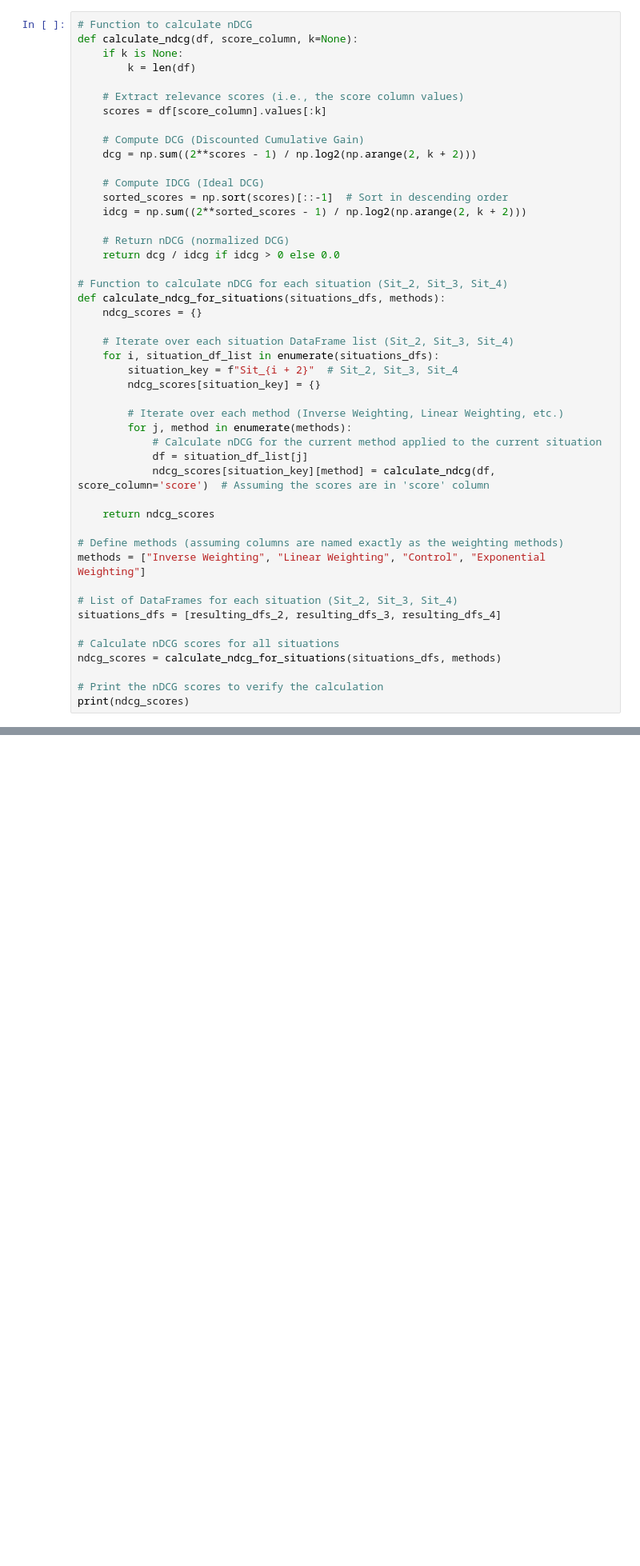
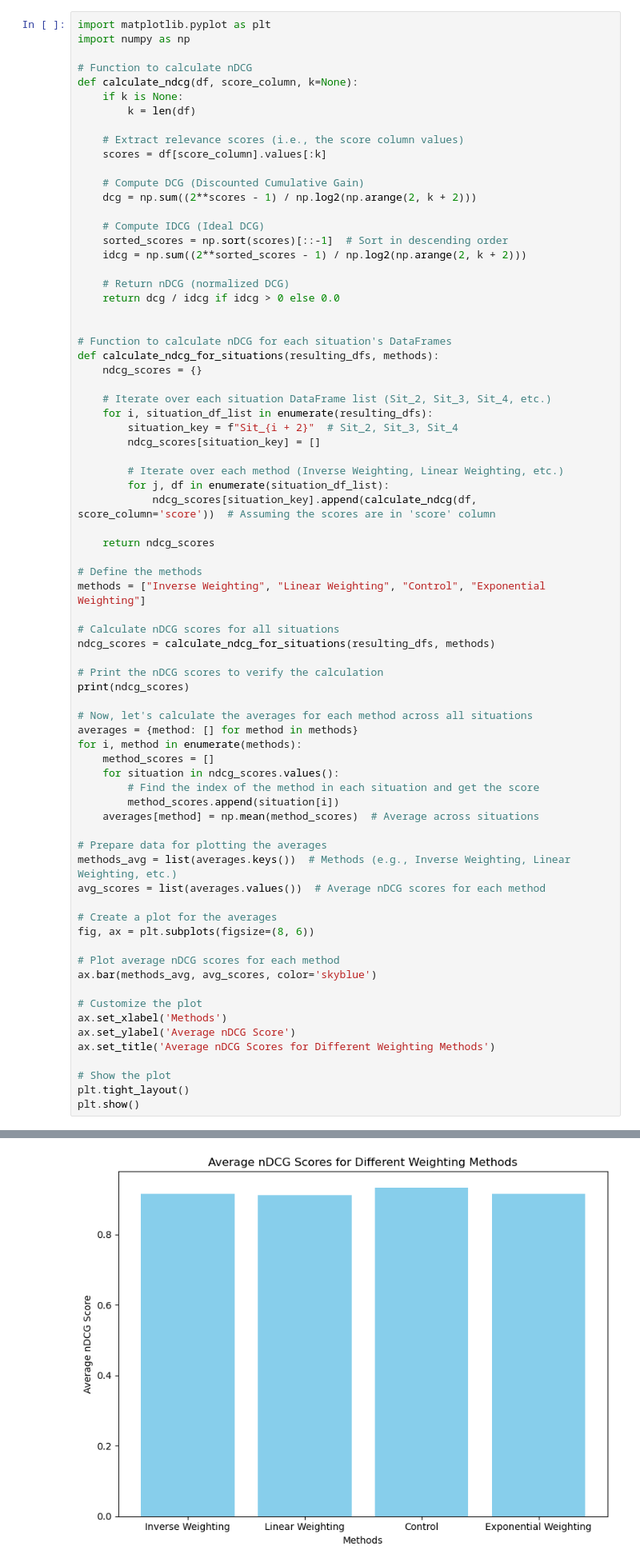
Before and after one commit to Juenj/Thesis_V1, a Jupyter notebook: evaluation/compile_scores_for_weighting_functions.ipynb, the cells around one changed output, grey strips where cells are left out. Shown at 80% size. Saved outputs shown, nothing was run; the diff lists cells and outputs as text; blank space fills up the shorter version.

```diff
--- a/evaluation/compile_scores_for_weighting_functions.ipynb
+++ b/evaluation/compile_scores_for_weighting_functions.ipynb
@@ -103,4 +149,7 @@ resulting_dfs_2
 # %%
+import matplotlib.pyplot as plt
+import numpy as np
+
 # Function to calculate nDCG
 def calculate_ndcg(df, score_column, k=None):
     if k is None:
@@ -119,32 +168,56 @@ def calculate_ndcg(df, score_column, k=None):
     # Return nDCG (normalized DCG)
     return dcg / idcg if idcg > 0 else 0.0
 
-# Function to calculate nDCG for each situation (Sit_2, Sit_3, Sit_4)
-def calculate_ndcg_for_situations(situations_dfs, methods):
+
+# Function to calculate nDCG for each situation's DataFrames
+def calculate_ndcg_for_situations(resulting_dfs, methods):
     ndcg_scores = {}
 
-    # Iterate over each situation DataFrame list (Sit_2, Sit_3, Sit_4)
-    for i, situation_df_list in enumerate(situations_dfs):
+    # Iterate over each situation DataFrame list (Sit_2, Sit_3, Sit_4, etc.)
+    for i, situation_df_list in enumerate(resulting_dfs):
         situation_key = f"Sit_{i + 2}"  # Sit_2, Sit_3, Sit_4
-        ndcg_scores[situation_key] = {}
+        ndcg_scores[situation_key] = []
 
         # Iterate over each method (Inverse Weighting, Linear Weighting, etc.)
-        for j, method in enumerate(methods):
-            # Calculate nDCG for the current method applied to the current situation
-            df = situation_df_list[j]
-            ndcg_scores[situation_key][method] = calculate_ndcg(df, score_column='score')  # Assuming the scores are in 'score' column
+        for j, df in enumerate(situation_df_list):
+            ndcg_scores[situation_key].append(calculate_ndcg(df, score_column='score'))  # Assuming the scores are in 'score' column
 
     return ndcg_scores
 
-# Define methods (assuming columns are named exactly as the weighting methods)
+# Define the methods
 methods = ["Inverse Weighting", "Linear Weighting", "Control", "Exponential Weighting"]
 
-# List of DataFrames for each situation (Sit_2, Sit_3, Sit_4)
-situations_dfs = [resulting_dfs_2, resulting_dfs_3, resulting_dfs_4]
-
 # Calculate nDCG scores for all situations
-ndcg_scores = calculate_ndcg_for_situations(situations_dfs, methods)
+ndcg_scores = calculate_ndcg_for_situations(resulting_dfs, methods)
 
 # Print the nDCG scores to verify the calculation
 print(ndcg_scores)
+
+# Now, let's calculate the averages for each method across all situations
+averages = {method: [] for method in methods}
+for i, method in enumerate(methods):
+    method_scores = []
+    for situation in ndcg_scores.values():
+        # Find the index of the method in each situation and get the score
+        method_scores.append(situation[i])
+    averages[method] = np.mean(method_scores)  # Average across situations
+
+# Prepare data for plotting the averages
+methods_avg = list(averages.keys())  # Methods (e.g., Inverse Weighting, Linear Weighting, etc.)
+avg_scores = list(averages.values())  # Average nDCG scores for each method
+
+# Create a plot for the averages
+fig, ax = plt.subplots(figsize=(8, 6))
+
+# Plot average nDCG scores for each method
+ax.bar(methods_avg, avg_scores, color='skyblue')
+
+# Customize the plot
+ax.set_xlabel('Methods')
+ax.set_ylabel('Average nDCG Score')
+ax.set_title('Average nDCG Scores for Different Weighting Methods')
+
+# Show the plot
+plt.tight_layout()
+plt.show()
 # %% [output]
@@ -151,0 +225 @@ print(ndcg_scores)
+[figure, added]
```
Also changed, not shown: parts of 9 cells of this notebook, 12 other files.
